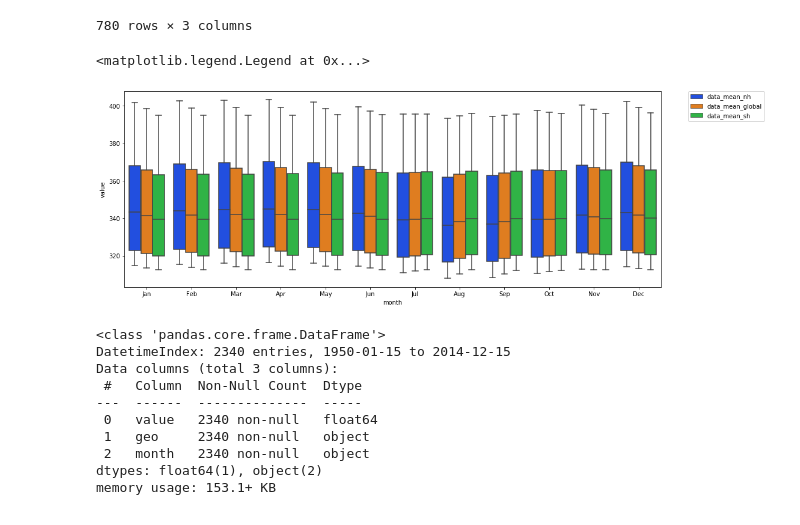
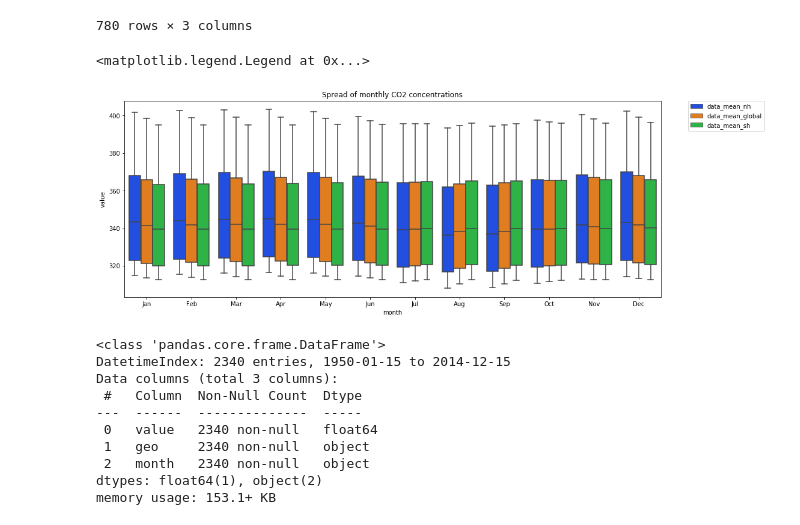
Before and after one commit to Squaess/TimeSeries, a Jupyter notebook: lab1/lab1.ipynb, the cells around one changed output. Drawn from its saved outputs; the diff is of its cells as text; code cells hidden in the pictures.

Commit message:
Added some titiles to the graph, and made another one but I'm not sure if this one is needed.

```diff
--- a/lab1/lab1.ipynb
+++ b/lab1/lab1.ipynb
@@ -78,14 +78,15 @@ monthly_df[monthly_df['geo'] == 'data_mean_sh']
 # %%
 plt.figure(figsize=(16, 6))
 ax = sns.boxplot(
     x='month',y='value',hue='geo', data=monthly_df,
     palette="bright")
 handles, labels = ax.get_legend_handles_labels()
+ax.set_title("Spread of monthly CO2 concentrations")
 ax.legend(handles, labels, bbox_to_anchor=(1.05, 1), loc='upper left', borderaxespad=0.)
 # ax.set
 # %% [output]
 <matplotlib.legend.Legend at 0x...>
-[figure, old version]
+[figure, new version]
 # %%
 monthly_df.info()
 # %% [output]
```
Also changed, not shown: parts of 6 cells of this notebook.
